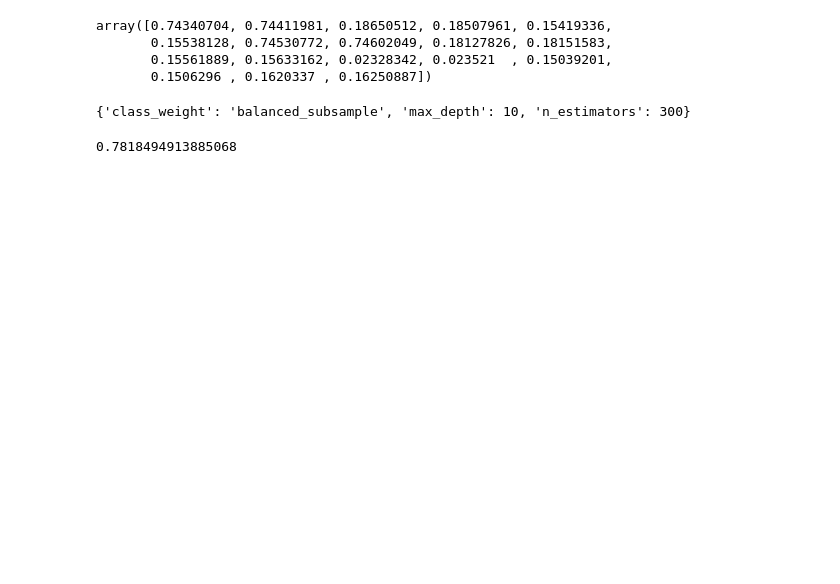
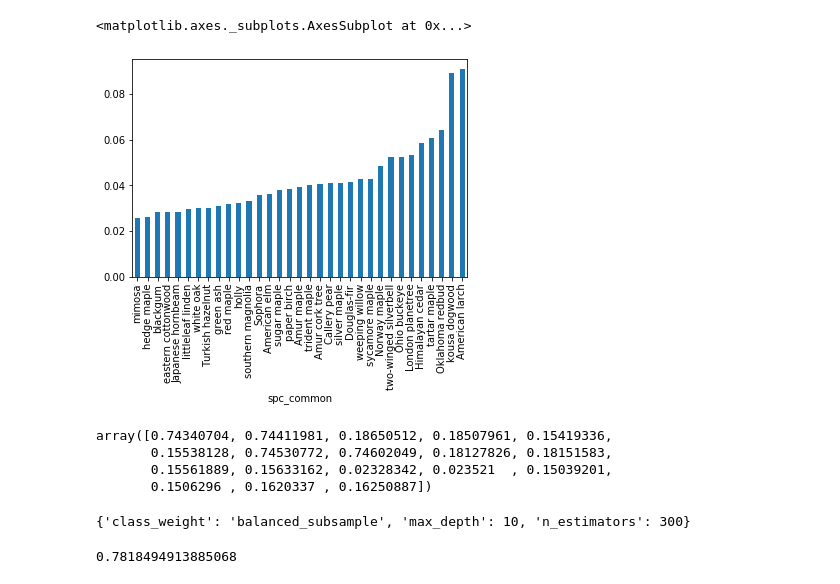
Before and after one commit to BSmith25/TreeProject, a Jupyter notebook: ProjectFiles/TreeModelWarn.ipynb, the cells around one changed output. Cells and saved outputs as stored; diff of their text form; code cells hidden in the pictures; blank space fills up the shorter version.

```diff
--- a/ProjectFiles/TreeModelWarn.ipynb
+++ b/ProjectFiles/TreeModelWarn.ipynb
@@ -73,3 +74,9 @@ See the caveats in the documentation: http://pandas.pydata.org/pandas-docs/stabl
+# %%
+# Look at tree species with most falls
+target_dict.sort_values()[100:133].plot.bar()
+# %% [output]
+<matplotlib.axes._subplots.AxesSubplot at 0x...>
+[figure, added]
 # %%
 # Use gridsearch to optimize parameters
 x_train = dt_train.drop(['zipcode','Fall','address'],axis=1)
```
Also changed, not shown: parts of 18 cells of this notebook, 1 other file.
